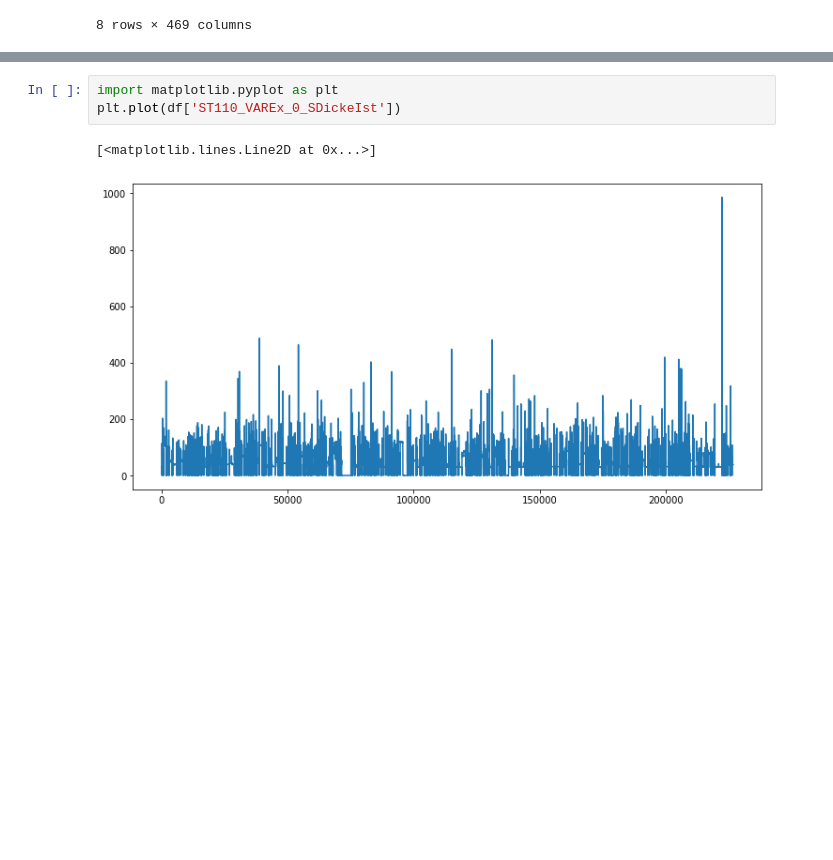
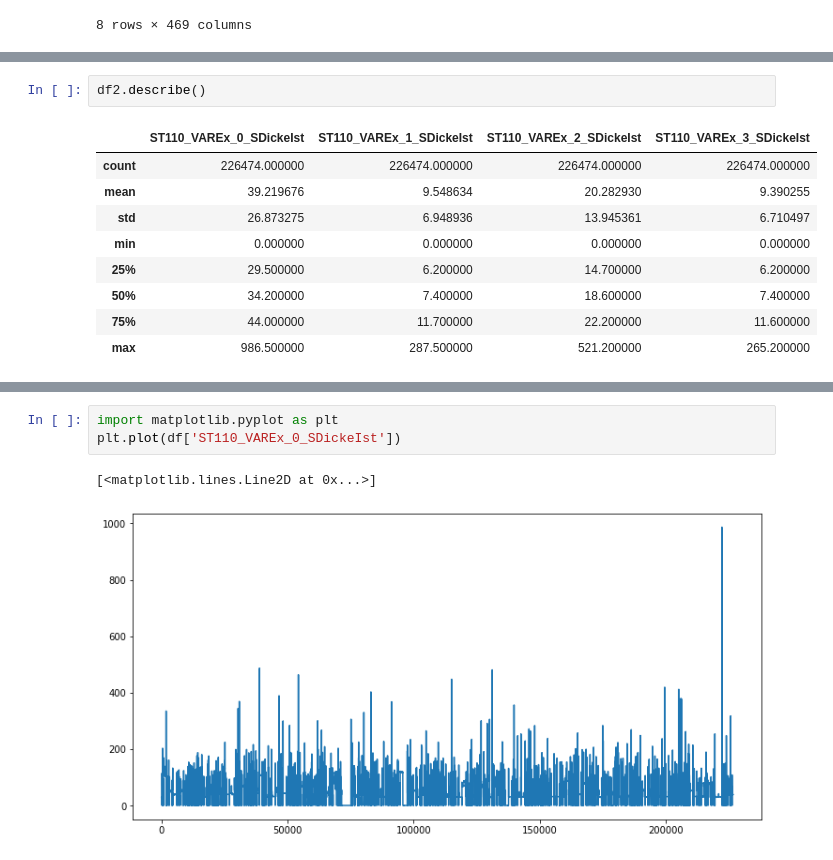
Before and after one commit to sanalps/Plastic_Extruder_Failure_Analysis, a Jupyter notebook: Extruder_a2_EDA.ipynb, the cells around one changed output, grey strips where cells are left out. Cells and saved outputs as stored; diff of their text form; blank space fills up the shorter version.

```diff
--- a/Extruder_a2_EDA.ipynb
+++ b/Extruder_a2_EDA.ipynb
@@ -48,3 +95,15 @@ df.describe()
+# %%
+df2.describe()
+# %% [output]
+|  | ST110_VAREx_0_SDickeIst | ST110_VAREx_1_SDickeIst | ST110_VAREx_2_SDickeIst | ST110_VAREx_3_SDickeIst |
+| count | 226474.000000 | 226474.000000 | 226474.000000 | 226474.000000 |
+| mean | 39.219676 | 9.548634 | 20.282930 | 9.390255 |
+| std | 26.873275 | 6.948936 | 13.945361 | 6.710497 |
+| min | 0.000000 | 0.000000 | 0.000000 | 0.000000 |
+| 25% | 29.500000 | 6.200000 | 14.700000 | 6.200000 |
+| 50% | 34.200000 | 7.400000 | 18.600000 | 7.400000 |
+| 75% | 44.000000 | 11.700000 | 22.200000 | 11.600000 |
+| max | 986.500000 | 287.500000 | 521.200000 | 265.200000 |
 # %%
 # plot histogram of thickness
 import matplotlib.pyplot as plt
```
Also changed, not shown: parts of 7 cells of this notebook.
